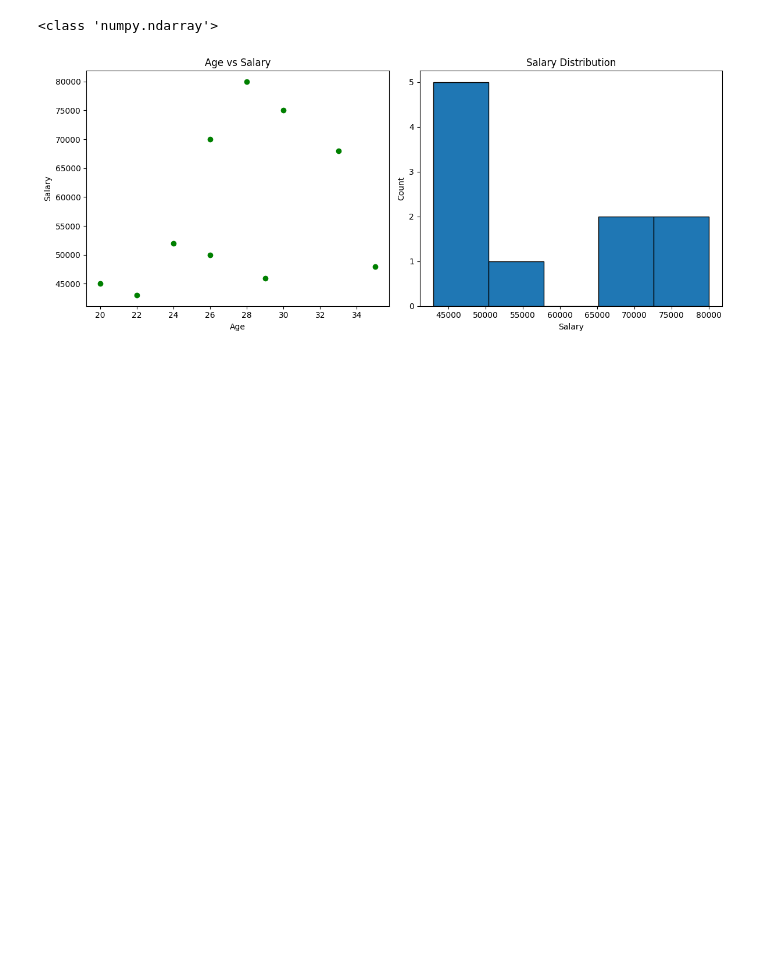
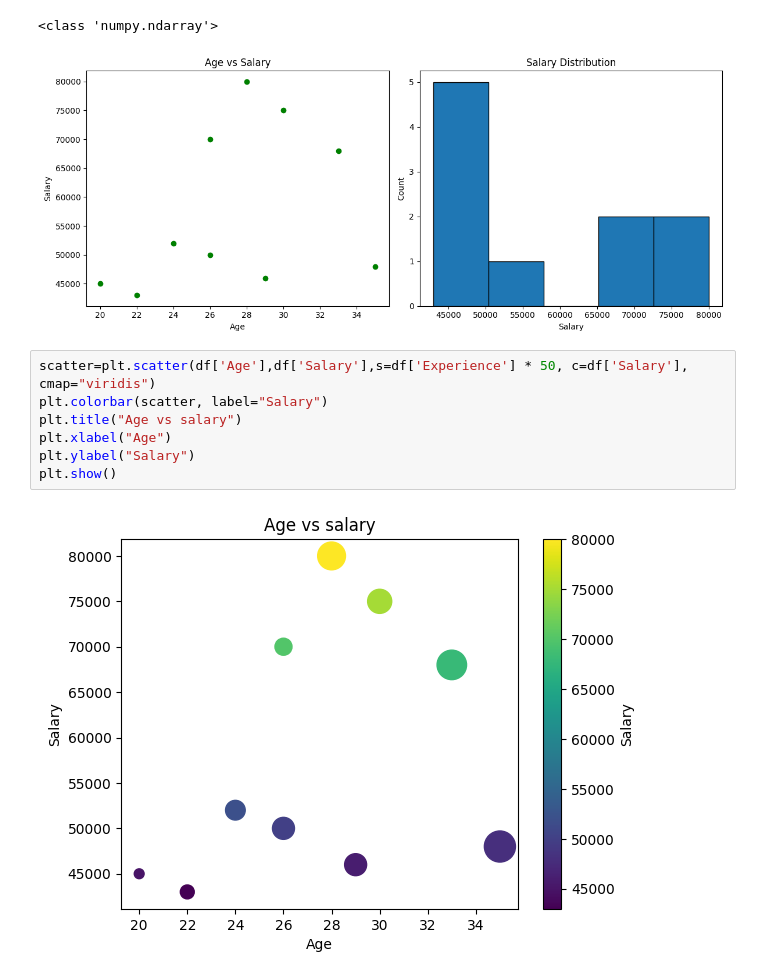
Before and after one commit to RitikSareen/AIPractice, a Jupyter notebook: Matplolib/practice.ipynb, the cells around one changed output. Cells and saved outputs as stored; diff of their text form; blank space fills up the shorter version.

```diff
--- a/Matplolib/practice.ipynb
+++ b/Matplolib/practice.ipynb
@@ -240,3 +240,12 @@ plt.show()
 # %% [output]
 <class 'numpy.ndarray'>
 [figure]
+# %%
+scatter=plt.scatter(df['Age'],df['Salary'],s=df['Experience'] * 50, c=df['Salary'], cmap="viridis")
+plt.colorbar(scatter, label="Salary")
+plt.title("Age vs salary")
+plt.xlabel("Age")
+plt.ylabel("Salary")
+plt.show()
+# %% [output]
+[figure, added]
```
Also changed, not shown: parts of 10 cells of this notebook.
